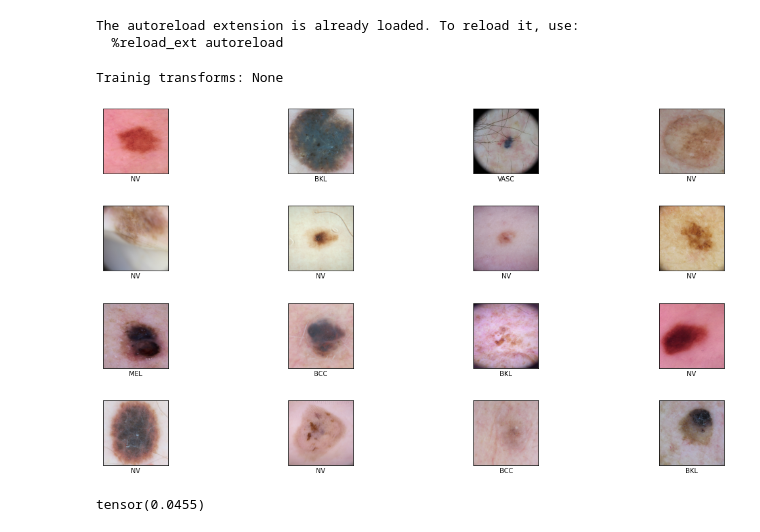
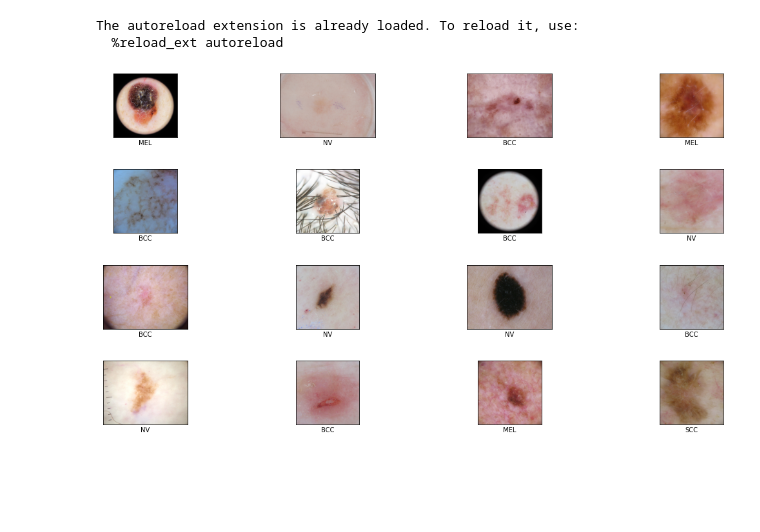
Before and after one commit to derma-ai/skin-lesion-dl, a Jupyter notebook: scripts/analyze_dataset.ipynb, the cells around one changed output. Saved outputs shown, nothing was run; the diff lists cells and outputs as text; code cells hidden in the pictures; blank space fills up the shorter version.

```diff
--- a/scripts/analyze_dataset.ipynb
+++ b/scripts/analyze_dataset.ipynb
@@ -19,7 +21,3 @@ import data_handler
 # %% [output]
 The autoreload extension is already loaded. To reload it, use:
   %reload_ext autoreload
-# %%
-train_data, _, _ = data_handler.setup_data(hparams={'path': os.path.expanduser(os.path.join('~', 'share-all', 'derma-data', 'archive')), 't': ""})
-# %% [output]
-Trainig transforms: None
@@ -26,19 +33,20 @@ Trainig transforms: None
+# %%
+# load dataset untransformed
+root = os.path.join("/", "space", "derma-data")
+whole_dataset = datasets.ImageFolder(root, transforms.ToTensor())
+train_data = Subset(whole_dataset, np.random.permutation(len(whole_dataset)-1))
 # %%
 # Show 16 images:
 f, ax = plt.subplots(4, 4)
 f.subplots_adjust(hspace=0.5, wspace= 0.05)
 for i in range(0, 4):
     for j in range(0, 4):
-        ax[i, j].imshow(train_data[i * 4 + j][0].transpose(0,2).numpy())
+        ax[i, j].imshow(train_data[i * 4 + j][0].transpose(2,0).transpose(0,1).numpy())
         ax[i,j].yaxis.set_visible(False)
         # ax[i,j].xaxis.set_visible(False)
         ax[i,j].set_xlabel(train_data.idx_to_class[train_data[4*i + j][1]])
         ax[i,j].xaxis.set_ticklabels([])
         ax[i,j].xaxis.set_ticklabels([])
         ax[i,j].xaxis.set_ticks([])
 # %% [output]
-[figure, old version]
+[figure, new version]
-# %%
-train_data[0][0].min()
-# %% [output]
-tensor(0.0455)
```
Also changed, not shown: parts of 15 cells of this notebook, 1 other file.
